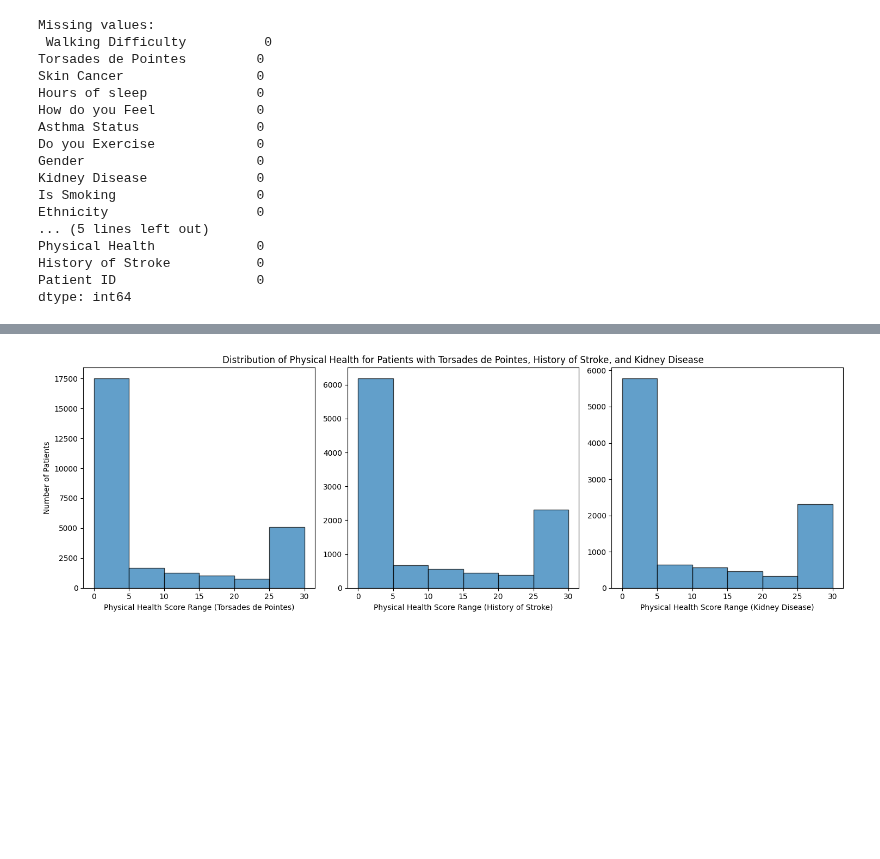
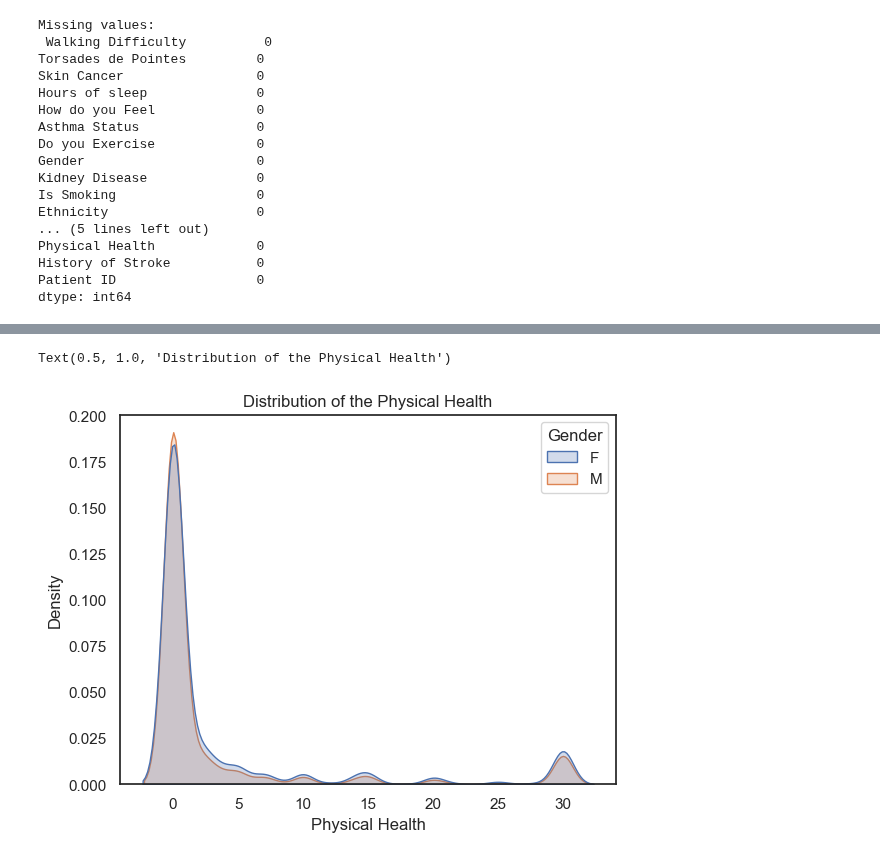
Before and after one commit to Dadd0/AI_MedCare_282401, a Jupyter notebook: main.ipynb, the cells around one changed output, grey strips where cells are left out. Cells and saved outputs as stored; diff of their text form; code cells hidden in the pictures; blank space fills up the shorter version.

Commit message:
Added heatmap, boxplots for categorical variables and histplots for numerical variables. Removed unnecesary graphs.

```diff
--- a/main.ipynb
+++ b/main.ipynb
@@ -210,37 +126,8 @@ plt.xticks(rotation = 45)
-# %%
-torsadedepointes_yes_df = medcenter_df[medcenter_df['Torsades de Pointes'] == 'Y']
-history_of_stroke_yes_df = medcenter_df[medcenter_df['History of Stroke'] == 'Y']
-kidney_disease_yes_df = medcenter_df[medcenter_df['Kidney Disease'] == 'Y']
-
-# Specifying the bins
-bins = [0, 5, 10, 15, 20, 25, 30]
-
-# Create 1x3 set of subplots
-fig, axs = plt.subplots(1, 3, figsize=(15, 5))
-
-# Plotting on each subplot
-
-# First subplot for Torsades de Pointes
-axs[0].hist(torsadedepointes_yes_df['Physical Health'], bins=bins, edgecolor='black', alpha=0.7)
-axs[0].set_xlabel('Physical Health Score Range (Torsades de Pointes)')
-axs[0].set_ylabel('Number of Patients')
-axs[0].set_xticks(bins)
-
-# Second subplot for History of Stroke
-axs[1].hist(history_of_stroke_yes_df['Physical Health'], bins=bins, edgecolor='black', alpha=0.7)
-axs[1].set_title('Distribution of Physical Health for Patients with Torsades de Pointes, History of Stroke, and Kidney Disease')
-axs[1].set_xlabel('Physical Health Score Range (History of Stroke)')
-axs[1].set_xticks(bins)
-
-# Third subplot for kidney disease
-axs[2].hist(kidney_disease_yes_df['Physical Health'], bins=bins, edgecolor='black', alpha=0.7)
-axs[2].set_xlabel('Physical Health Score Range (Kidney Disease)')
-axs[2].set_xticks(bins)
-
-# Adjusting space between plots
-plt.tight_layout()
-
-# Display all the plots
-plt.show()
-# %% [output]
-[figure, removed]
+# %%
+sns.set_theme(style = 'white')
+# %%
+sns.kdeplot(data = medcenter_df, x = 'Physical Health', fill = True, hue = 'Gender')
+plt.title("Distribution of the Physical Health")
+# %% [output]
+Text(0.5, 1.0, 'Distribution of the Physical Health')
+[figure, added]
```
Also changed, not shown: parts of 27 cells of this notebook.
